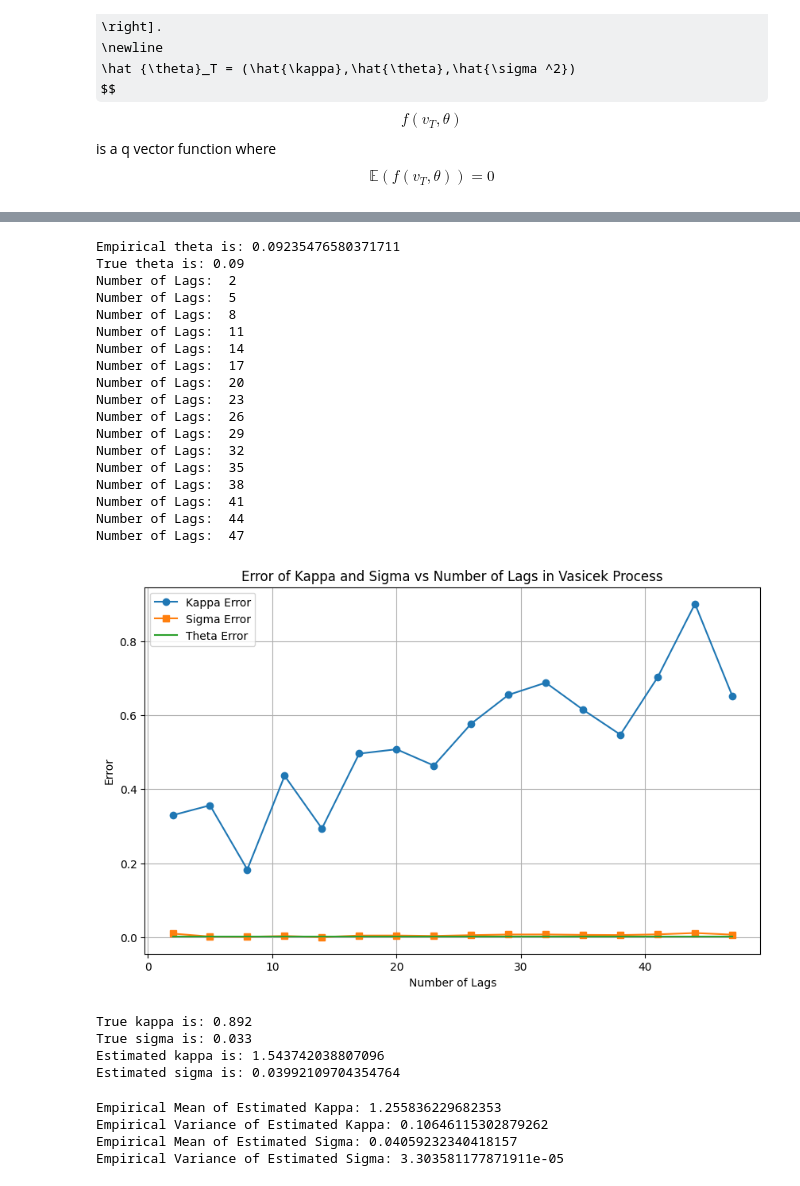
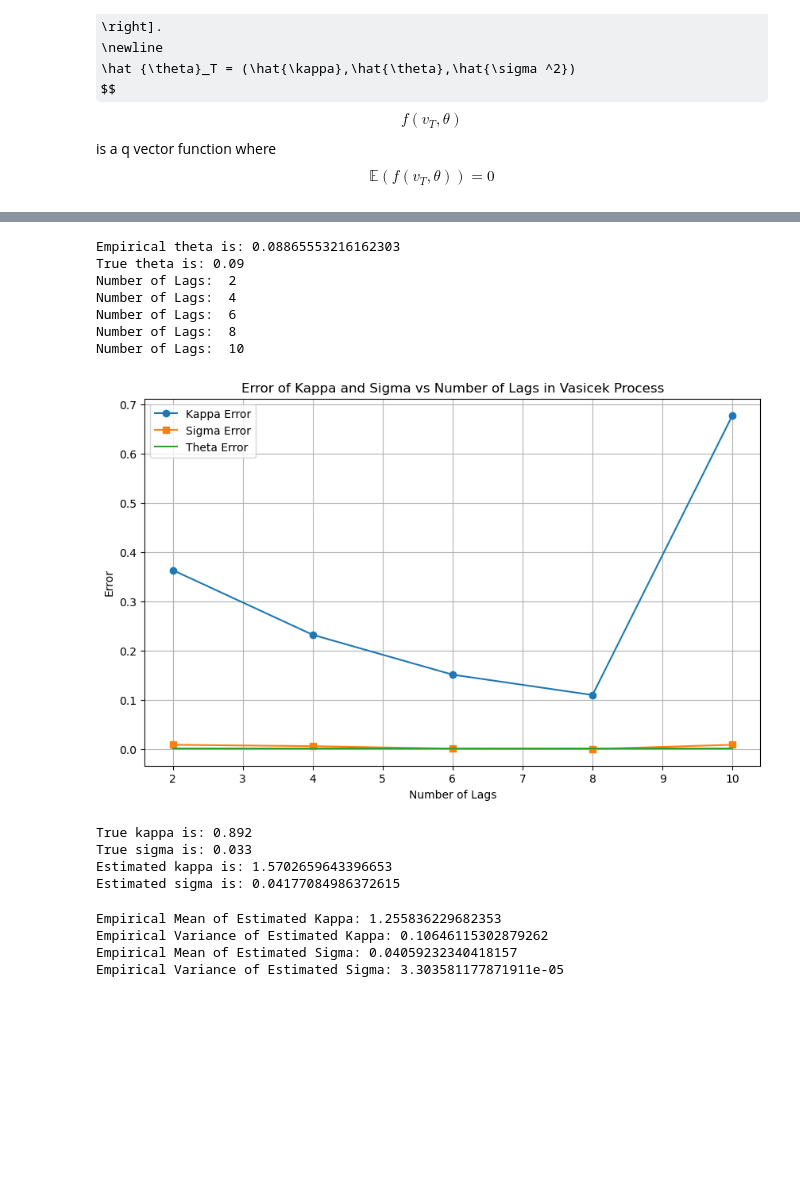
Before and after one commit to Hassen214/Project-IMI, a Jupyter notebook: Code.ipynb, the cells around one changed output, grey strips where cells are left out. Saved outputs shown, nothing was run; the diff lists cells and outputs as text; code cells hidden in the pictures; some formulas as TeX source; blank space fills up the shorter version.

Commit message:
n>>1 trajectories + law of estimated parameters

```diff
--- a/Code.ipynb
+++ b/Code.ipynb
@@ -671,14 +712 @@ print(f"κ Estimate: Mean = {kappa_mean:.5f}, Variance = {kappa_var:.5f}, True k
-# %%
-# Generate Vasicek process trajectories
-# True parameters
-kappa_true = 0.892  # Vitesse de retour à la moyenne
-theta_true = 0.09  # Moyenne long-terme
-sigma_true = 0.033  # Volatilité
-vasicek_process = Vasicek(kappa_true, theta_true, sigma_true)
-X0 = 0.1  # Initial value
-N = 1  # Number of trajectories
-n = 1000  # Number of time steps
-T =  n//12   # Time horizon
-trajectories = vasicek_process.generate(X0, T, N, n)
-trajectory = trajectories[0]
 # %%
@@ -720,3 +746,16 @@ def estimate_kappa_sigma(X, n, T, theta_emp, lags):
             best_params = res.x
 
     return best_params[0], best_params[1]
+# %%
+# True parameters
+kappa_true = 0.892  # Vitesse de retour à la moyenne
+theta_true = 0.09  # Moyenne long-terme
+sigma_true = 0.033  # Volatilité
+
+# Generate Vasicek process trajectories
+vasicek_process = Vasicek(kappa_true, theta_true, sigma_true)
+X0 = 0.1  # Initial value
+n_simulations = 1000  # Number of trajectories
+T =  20   # Time horizon
+n = 252 * T  # Number of time steps
+trajectories = vasicek_process.generate(X0, T, n_simulations, n)
@@ -723,64 +810,52 @@ def estimate_kappa_sigma(X, n, T, theta_emp, lags):
 # %%
-
 # Compute empirical mean
 theta_emp = np.mean(trajectory)
 print("Empirical theta is:", theta_emp)
 print("True theta is:", theta_true)
 
 # Define the range of lags
-num_lags_list = np.arange(2, 50,3)  # Start with 20, increase by 20, up to 200
+num_lags_list = np.arange(2, 11,2)
 kappa_errors = []
 sigma_errors = []
 theta_errors = []
 kappa_est = -1
 sigma_est = -1
 # Loop over the number of lags to calculate errors
 for num_lags in num_lags_list:
     print("Number of Lags: ", num_lags)
     lags = np.array([i * T / n for i in range(num_lags)])  # Define lags
     kappa_est, sigma_est = estimate_kappa_sigma(trajectory, n, T, theta_emp, lags)
     kappa_errors.append(np.abs(kappa_est - kappa_true))  # Absolute error for kappa
     sigma_errors.append(np.abs(sigma_est - sigma_true))  # Absolute error for sigma
     theta_errors.append(np.abs(theta_emp-theta_true))
 
 # Plot the errors
 plt.figure(figsize=(10, 6))
 plt.plot(num_lags_list, kappa_errors, label='Kappa Error', marker='o')
 plt.plot(num_lags_list, sigma_errors, label='Sigma Error', marker='s')
 plt.plot(num_lags_list,theta_errors,label ="Theta Error")
 plt.xlabel('Number of Lags')
 plt.ylabel('Error')
 plt.title('Error of Kappa and Sigma vs Number of Lags in Vasicek Process')
 plt.legend()
 plt.grid(True)
 plt.show()
 print("True kappa is:", kappa_true)
 print("True sigma is:", sigma_true)
 print("Estimated kappa is:", kappa_est)
 print("Estimated sigma is:", sigma_est)
 # %% [output]
-Empirical theta is: 0.09235476580371711
+Empirical theta is: 0.08865553216162303
 True theta is: 0.09
 Number of Lags:  2
-Number of Lags:  5
+Number of Lags:  4
+Number of Lags:  6
 Number of Lags:  8
-Number of Lags:  11
-Number of Lags:  14
-Number of Lags:  17
-Number of Lags:  20
-Number of Lags:  23
-Number of Lags:  26
-Number of Lags:  29
-Number of Lags:  32
-Number of Lags:  35
-Number of Lags:  38
-Number of Lags:  41
-Number of Lags:  44
-Number of Lags:  47
+Number of Lags:  10
-[figure, old version]
+[figure, new version]
 True kappa is: 0.892
 True sigma is: 0.033
-Estimated kappa is: 1.543742038807096
-Estimated sigma is: 0.03992109704354764
+Estimated kappa is: 1.5702659643396653
+Estimated sigma is: 0.04177084986372615
 # %%
 # Number of simulations
```
Also changed, not shown: parts of 12 cells of this notebook.
